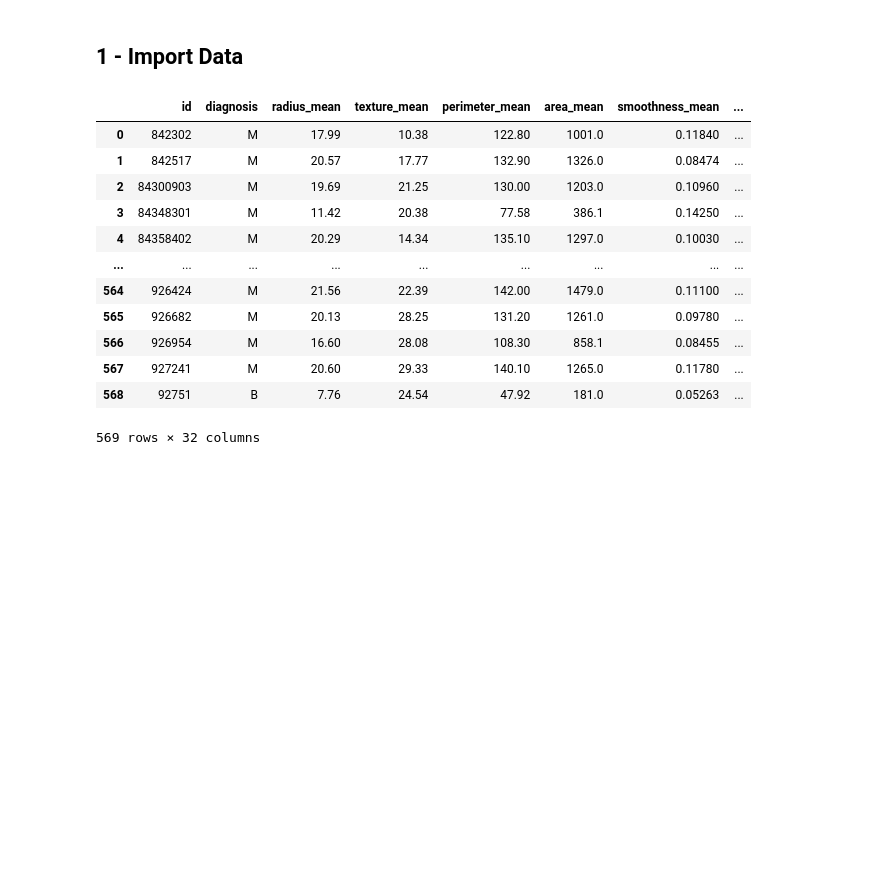
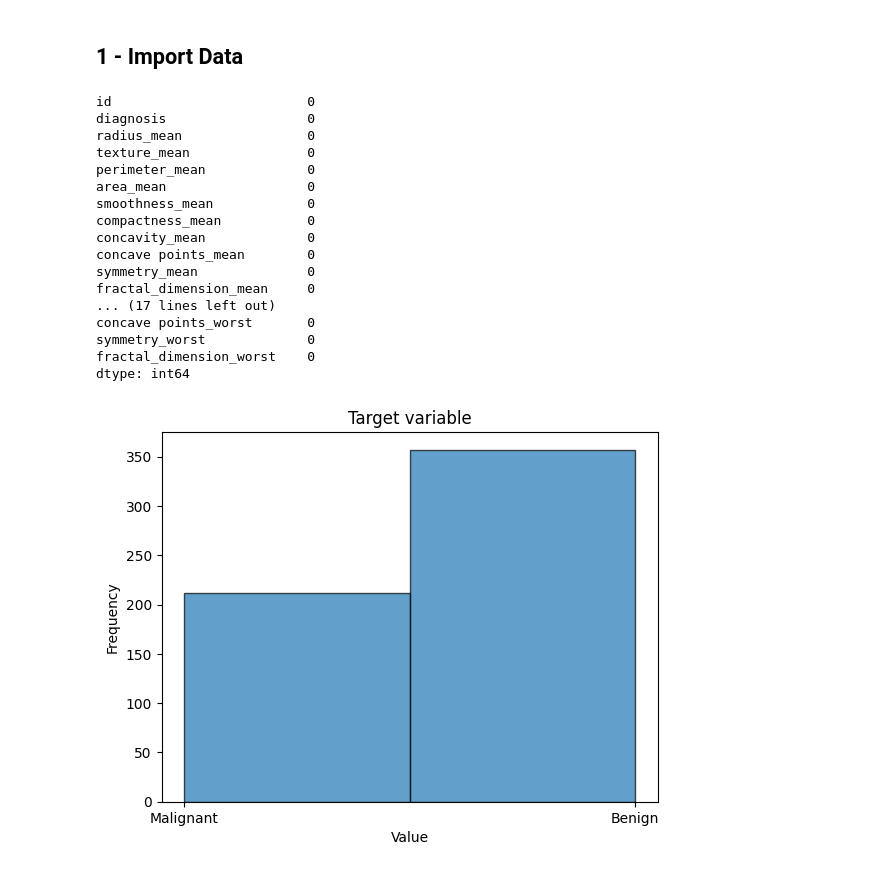
Before and after one commit to SergeyAkh/SVM, a Jupyter notebook: SVM.ipynb, the cells around one changed output. Saved outputs shown, nothing was run; the diff lists cells and outputs as text; code cells hidden in the pictures; blank space fills up the shorter version.

```diff
--- a/SVM.ipynb
+++ b/SVM.ipynb
@@ -136,19 +164,35 @@ import matplotlib.pyplot as plt
 # %%
 data = pd.read_csv("/Users/sergeiakhmadulin/My Drive/SVM/breast-cancer.csv")
 # %%
-data
+data.isna().sum()
 # %% [output]
-|  | id | diagnosis | radius_mean | texture_mean | perimeter_mean | area_mean | smoothness_mean | ... |
-| 0 | 842302 | M | 17.99 | 10.38 | 122.80 | 1001.0 | 0.11840 | ... |
-| 1 | 842517 | M | 20.57 | 17.77 | 132.90 | 1326.0 | 0.08474 | ... |
-| 2 | 84300903 | M | 19.69 | 21.25 | 130.00 | 1203.0 | 0.10960 | ... |
-| 3 | 84348301 | M | 11.42 | 20.38 | 77.58 | 386.1 | 0.14250 | ... |
-| 4 | 84358402 | M | 20.29 | 14.34 | 135.10 | 1297.0 | 0.10030 | ... |
-| ... | ... | ... | ... | ... | ... | ... | ... | ... |
-| 564 | 926424 | M | 21.56 | 22.39 | 142.00 | 1479.0 | 0.11100 | ... |
-| 565 | 926682 | M | 20.13 | 28.25 | 131.20 | 1261.0 | 0.09780 | ... |
-| 566 | 926954 | M | 16.60 | 28.08 | 108.30 | 858.1 | 0.08455 | ... |
-| 567 | 927241 | M | 20.60 | 29.33 | 140.10 | 1265.0 | 0.11780 | ... |
-| 568 | 92751 | B | 7.76 | 24.54 | 47.92 | 181.0 | 0.05263 | ... |
-569 rows × 32 columns
+id                         0
+diagnosis                  0
+radius_mean                0
+texture_mean               0
+perimeter_mean             0
+area_mean                  0
+smoothness_mean            0
+compactness_mean           0
+concavity_mean             0
+concave points_mean        0
+symmetry_mean              0
+fractal_dimension_mean     0
+... (17 lines left out)
+concave points_worst       0
+symmetry_worst             0
+fractal_dimension_worst    0
+dtype: int64
+# %%
+plt.hist(data["diagnosis"].map({"B": "Benign", "M": "Malignant"}), bins=2, edgecolor='black', alpha=0.7)
+
+# Add title and labels
+plt.title('Target variable')
+plt.xlabel('Value')
+plt.ylabel('Frequency')
+
+# Display the plot
+plt.show()
+# %% [output]
+[figure, added]
 # %%
```
Also changed, not shown: parts of 23 cells of this notebook.
